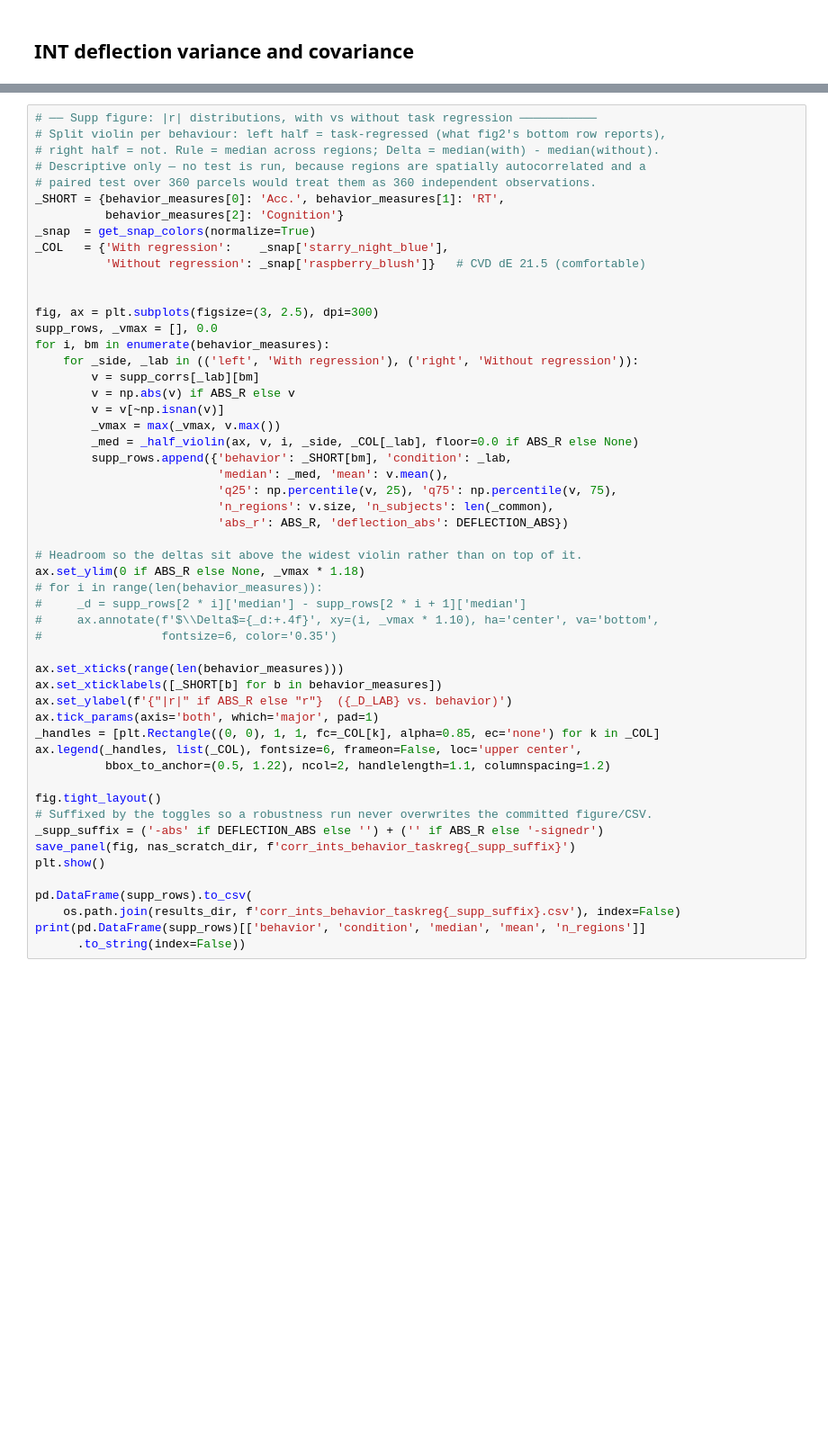
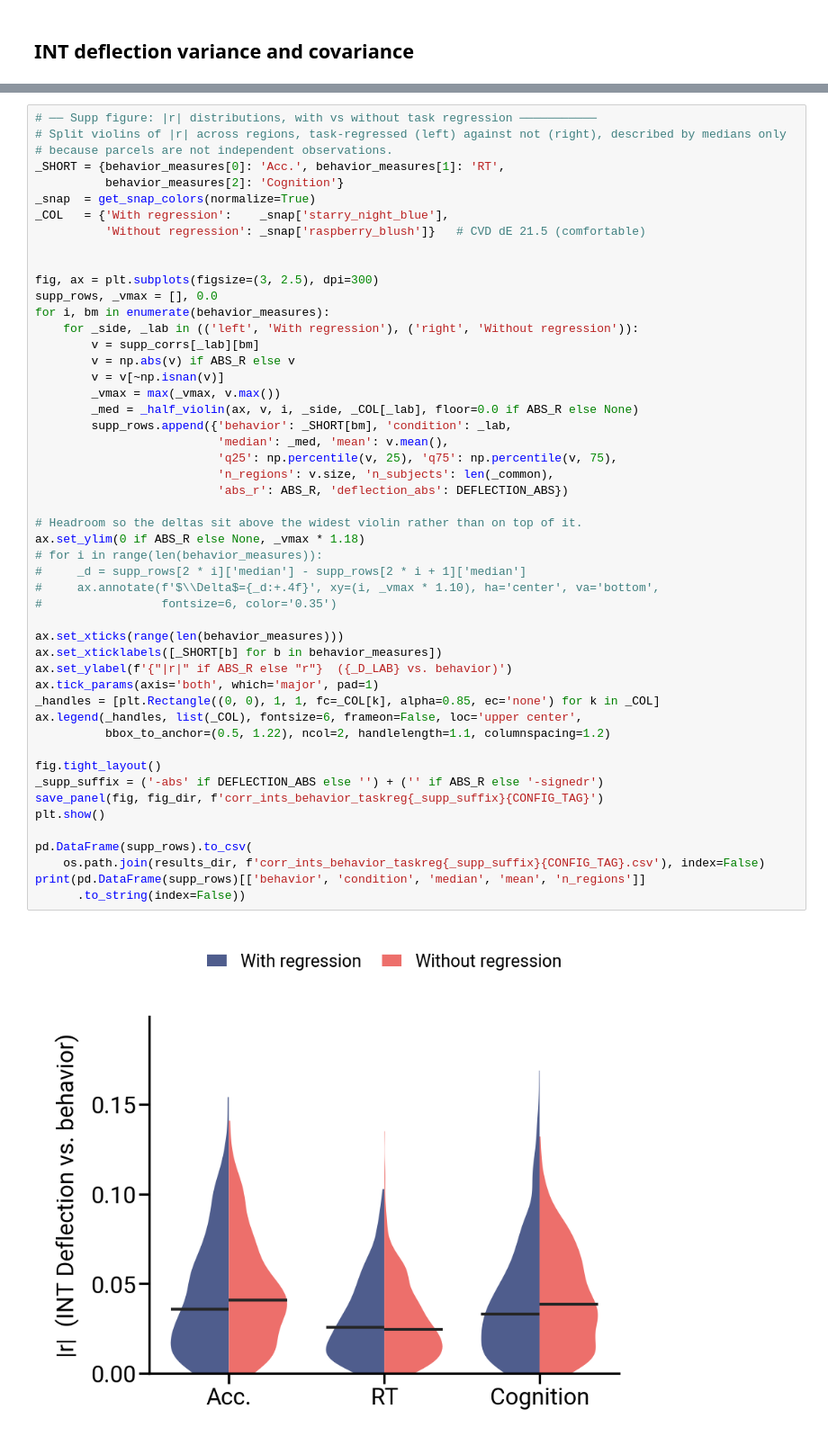
Before and after one commit to LindenParkesLab/intrinsic_neural_timescales, a Jupyter notebook: scripts/timescales_analysis_fig2.ipynb, the cells around one changed output, grey strips where cells are left out. Shown at 90% size. Saved outputs shown, nothing was run; the diff lists cells and outputs as text; blank space fills up the shorter version.

```diff
--- a/scripts/timescales_analysis_fig2.ipynb
+++ b/scripts/timescales_analysis_fig2.ipynb
@@ -593,9 +581,7 @@ print(f'rest INT identical across runs: max|diff| = {_rest_delta:.3e}  (expected
 # %%
 # ── Supp figure: |r| distributions, with vs without task regression ───────────
-# Split violin per behaviour: left half = task-regressed (what fig2's bottom row reports),
-# right half = not. Rule = median across regions; Delta = median(with) - median(without).
-# Descriptive only — no test is run, because regions are spatially autocorrelated and a
-# paired test over 360 parcels would treat them as 360 independent observations.
+# Split violins of |r| across regions, task-regressed (left) against not (right), described by medians only
+# because parcels are not independent observations.
 _SHORT = {behavior_measures[0]: 'Acc.', behavior_measures[1]: 'RT',
           behavior_measures[2]: 'Cognition'}
 _snap  = get_snap_colors(normalize=True)
@@ -613,33 +599,34 @@ for i, bm in enumerate(behavior_measures):
         _vmax = max(_vmax, v.max())
         _med = _half_violin(ax, v, i, _side, _COL[_lab], floor=0.0 if ABS_R else None)
         supp_rows.append({'behavior': _SHORT[bm], 'condition': _lab,
                           'median': _med, 'mean': v.mean(),
                           'q25': np.percentile(v, 25), 'q75': np.percentile(v, 75),
                           'n_regions': v.size, 'n_subjects': len(_common),
                           'abs_r': ABS_R, 'deflection_abs': DEFLECTION_ABS})
 
 # Headroom so the deltas sit above the widest violin rather than on top of it.
 ax.set_ylim(0 if ABS_R else None, _vmax * 1.18)
 # for i in range(len(behavior_measures)):
 #     _d = supp_rows[2 * i]['median'] - supp_rows[2 * i + 1]['median']
 #     ax.annotate(f'$\\Delta$={_d:+.4f}', xy=(i, _vmax * 1.10), ha='center', va='bottom',
 #                 fontsize=6, color='0.35')
 
 ax.set_xticks(range(len(behavior_measures)))
 ax.set_xticklabels([_SHORT[b] for b in behavior_measures])
 ax.set_ylabel(f'{"|r|" if ABS_R else "r"}  ({_D_LAB} vs. behavior)')
 ax.tick_params(axis='both', which='major', pad=1)
 _handles = [plt.Rectangle((0, 0), 1, 1, fc=_COL[k], alpha=0.85, ec='none') for k in _COL]
 ax.legend(_handles, list(_COL), fontsize=6, frameon=False, loc='upper center',
           bbox_to_anchor=(0.5, 1.22), ncol=2, handlelength=1.1, columnspacing=1.2)
 
 fig.tight_layout()
-# Suffixed by the toggles so a robustness run never overwrites the committed figure/CSV.
 _supp_suffix = ('-abs' if DEFLECTION_ABS else '') + ('' if ABS_R else '-signedr')
-save_panel(fig, nas_scratch_dir, f'corr_ints_behavior_taskreg{_supp_suffix}')
+save_panel(fig, fig_dir, f'corr_ints_behavior_taskreg{_supp_suffix}{CONFIG_TAG}')
 plt.show()
 
 pd.DataFrame(supp_rows).to_csv(
-    os.path.join(results_dir, f'corr_ints_behavior_taskreg{_supp_suffix}.csv'), index=False)
+    os.path.join(results_dir, f'corr_ints_behavior_taskreg{_supp_suffix}{CONFIG_TAG}.csv'), index=False)
 print(pd.DataFrame(supp_rows)[['behavior', 'condition', 'median', 'mean', 'n_regions']]
       .to_string(index=False))
+# %% [output]
+[figure, added]
```
Also changed, not shown: parts of 23 cells of this notebook, 10 other files.
